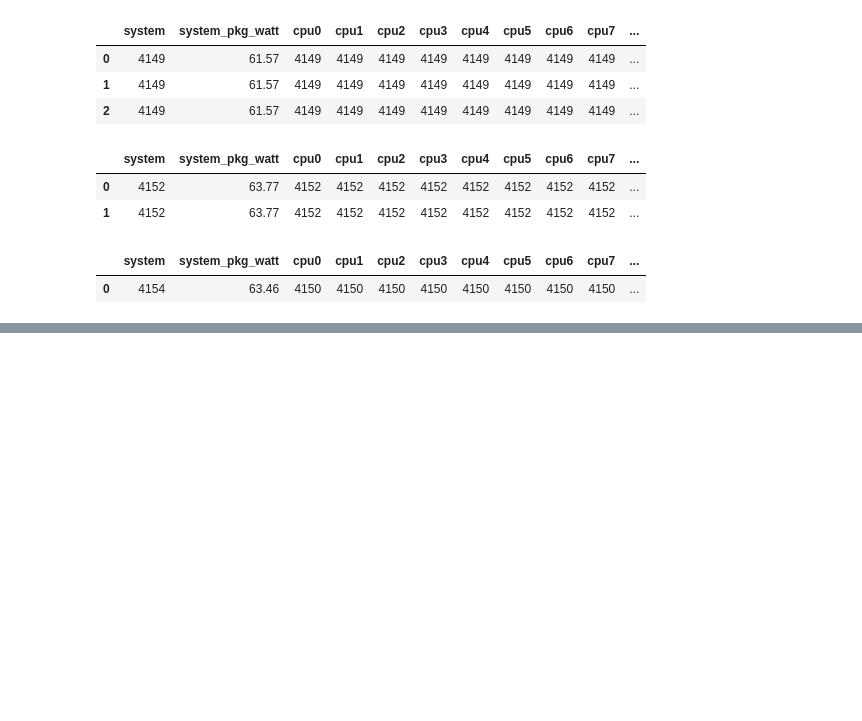
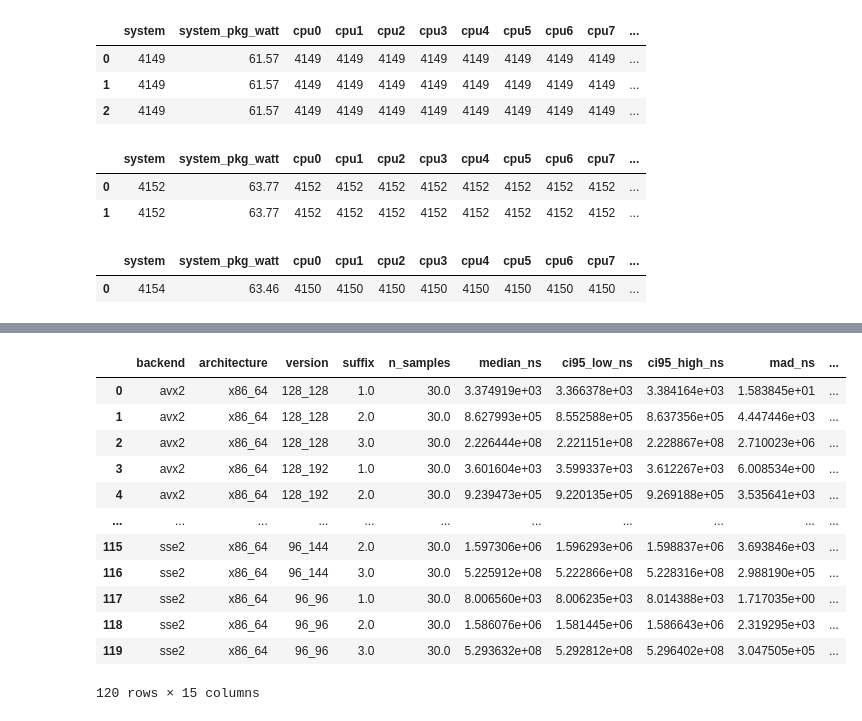
Before and after one commit to jan-chojnacki/SpeckProbe, a Jupyter notebook: analysis/notebooks/data_exploration.ipynb, the cells around one changed output, grey strips where cells are left out. Cells and saved outputs as stored; diff of their text form; code cells hidden in the pictures; blank space fills up the shorter version.

Commit message:
added engine table

```diff
--- a/analysis/notebooks/data_exploration.ipynb
+++ b/analysis/notebooks/data_exploration.ipynb
@@ -600,0 +675,9 @@ avx512_turbostat
+# %%
+engine = ciretrion[ciretrion['benchmark'] == 'engine']
+engine = engine.drop(columns=['benchmark', 'unit', 'throughput_type', 'function'])
+engine['time_per_iter_ns'] = engine['sample_measured_value'] / engine['iteration_count']
+
+engine['keys_per_sec'] = (
+        engine['throughput_num'] / (engine['time_per_iter_ns'] / 1e9)
+)
+engine
@@ -600,0 +698,67 @@ avx512_turbostat
+# %%
+import numpy as np
+import pandas as pd
+from scipy.stats import bootstrap
+
+group_cols = ['backend', 'architecture', 'version', 'suffix']
+
+def analyze_group(group):
+    t = (group['sample_measured_value'] / group['iteration_count']).to_numpy()
+    n_keys = group['throughput_num'].iloc[0]
+
+    median_ns = np.median(t)
+    mad_ns = np.median(np.abs(t - median_ns))
+    mad_sigma = 1.4826 * mad_ns
+
+    res_median = bootstrap(
+        (t,), np.median,
+        n_resamples=10_000,
+        confidence_level=0.95,
+        method='BCa',
+        random_state=0,
+    )
+    ci_low, ci_high = res_median.confidence_interval
+
+    mkeys_per_sec = n_keys / (median_ns / 1e9) / 1e6
+    mkeys_low  = n_keys / (ci_high  / 1e9) / 1e6
+    mkeys_high = n_keys / (ci_low   / 1e9) / 1e6
+
+    rel_mad = mad_ns / median_ns
+    p05, p95 = np.percentile(t, [5, 95])
+    spread = (p95 - p05) / median_ns
+
+    return pd.Series({
+        'n_samples': len(t),
+        'median_ns': median_ns,
+        'ci95_low_ns': ci_low,
+        'ci95_high_ns': ci_high,
+        'mad_ns': mad_ns,
+        'mad_sigma_ns': mad_sigma,
+        'rel_mad': rel_mad,
+        'spread_p05_p95': spread,
+        'Mkeys_per_sec': mkeys_per_sec,
+        'Mkeys_per_sec_ci_low': mkeys_low,
+        'Mkeys_per_sec_ci_high': mkeys_high,
+    })
+
+engine_stats = (
+    engine
+    .groupby(group_cols)
+    .apply(analyze_group, include_groups=False)
+    .reset_index()
+)
+engine_stats
+# %% [output]
+|  | backend | architecture | version | suffix | n_samples | median_ns | ci95_low_ns | ci95_high_ns | mad_ns | ... |
+| 0 | avx2 | x86_64 | 128_128 | 1.0 | 30.0 | 3.374919e+03 | 3.366378e+03 | 3.384164e+03 | 1.583845e+01 | ... |
+| 1 | avx2 | x86_64 | 128_128 | 2.0 | 30.0 | 8.627993e+05 | 8.552588e+05 | 8.637356e+05 | 4.447446e+03 | ... |
+| 2 | avx2 | x86_64 | 128_128 | 3.0 | 30.0 | 2.226444e+08 | 2.221151e+08 | 2.228867e+08 | 2.710023e+06 | ... |
+| 3 | avx2 | x86_64 | 128_192 | 1.0 | 30.0 | 3.601604e+03 | 3.599337e+03 | 3.612267e+03 | 6.008534e+00 | ... |
+| 4 | avx2 | x86_64 | 128_192 | 2.0 | 30.0 | 9.239473e+05 | 9.220135e+05 | 9.269188e+05 | 3.535641e+03 | ... |
+| ... | ... | ... | ... | ... | ... | ... | ... | ... | ... | ... |
+| 115 | sse2 | x86_64 | 96_144 | 2.0 | 30.0 | 1.597306e+06 | 1.596293e+06 | 1.598837e+06 | 3.693846e+03 | ... |
+| 116 | sse2 | x86_64 | 96_144 | 3.0 | 30.0 | 5.225912e+08 | 5.222866e+08 | 5.228316e+08 | 2.988190e+05 | ... |
+| 117 | sse2 | x86_64 | 96_96 | 1.0 | 30.0 | 8.006560e+03 | 8.006235e+03 | 8.014388e+03 | 1.717035e+00 | ... |
+| 118 | sse2 | x86_64 | 96_96 | 2.0 | 30.0 | 1.586076e+06 | 1.581445e+06 | 1.586643e+06 | 2.319295e+03 | ... |
+| 119 | sse2 | x86_64 | 96_96 | 3.0 | 30.0 | 5.293632e+08 | 5.292812e+08 | 5.296402e+08 | 3.047505e+05 | ... |
+120 rows × 15 columns
```
Also changed, not shown: parts of 10 cells of this notebook.
